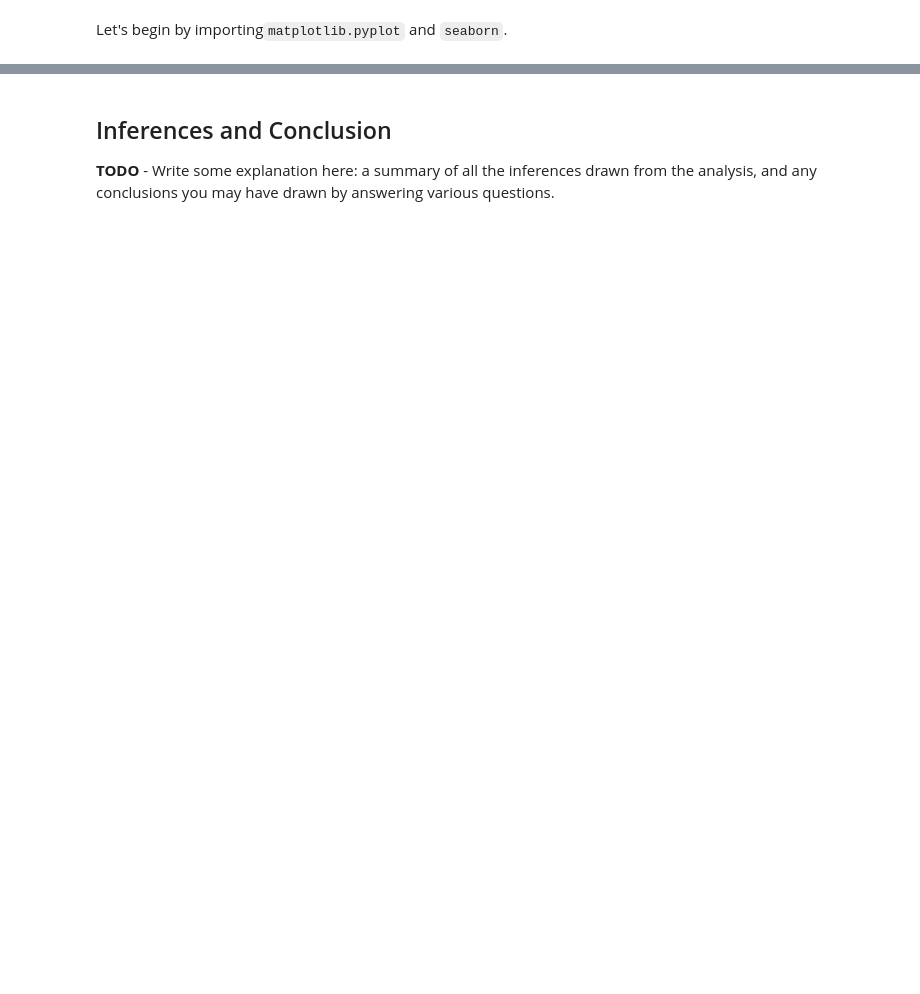
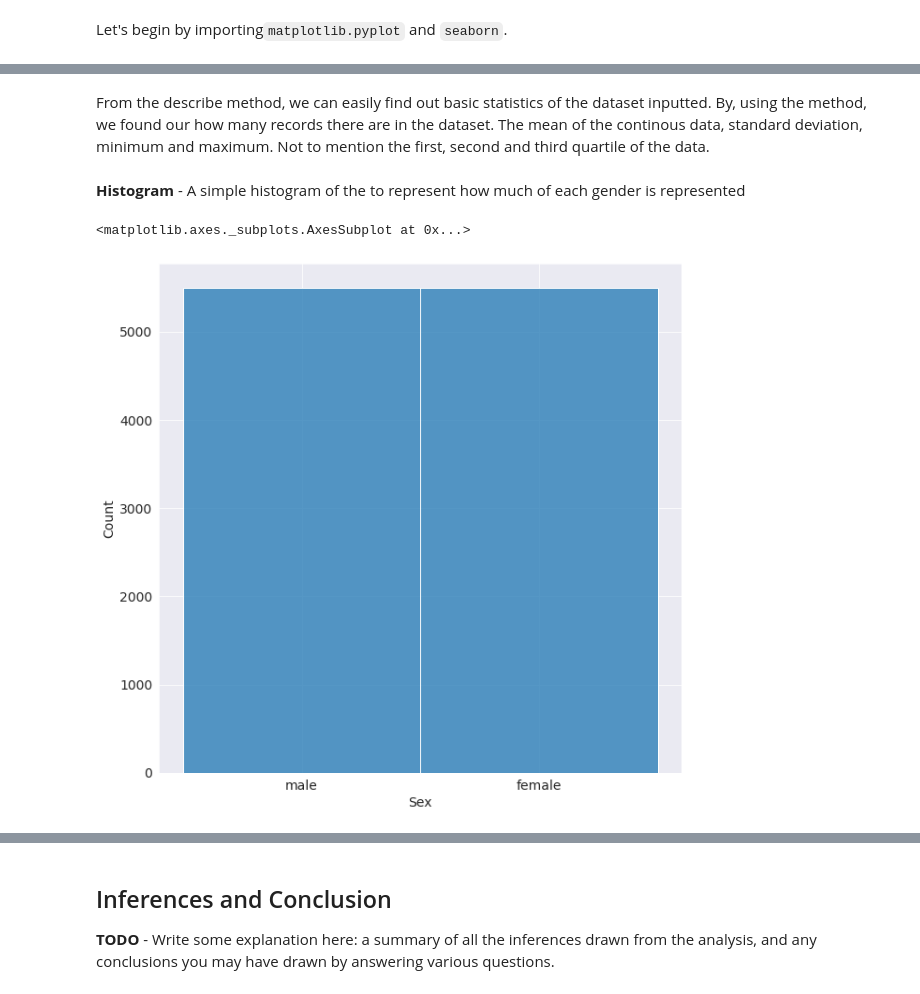
Before and after one commit to Terence172/FirstR, a Jupyter notebook: Pixelated_Assignment_Pandas.ipynb, the cells around one changed output, grey strips where cells are left out. Saved outputs shown, nothing was run; the diff lists cells and outputs as text; code cells hidden in the pictures; blank space fills up the shorter version.

```diff
--- a/Pixelated_Assignment_Pandas.ipynb
+++ b/Pixelated_Assignment_Pandas.ipynb
@@ -137,0 +182,3 @@ Next step
+# %%
+df.drop_duplicates(inplace = True)
+df.duplicated().sum()
@@ -137,0 +201,3 @@ Next step
+# %%
+obj_columns = df.select_dtypes(include=np.object).columns.tolist()
+df[obj_columns] = df[obj_columns].astype('string')
@@ -137,0 +218,12 @@ Next step
+# %%
+categoricalData = ['Sex','Age group','State']
+
+for x in categoricalData:
+  # Making the categorical data lowercase
+  df[x] = df[x].str.lower()
+# %%
+for x in categoricalData:
+  #remove white space at both ends:
+  df[x] = df[x].str.strip()
+
+df.head()
@@ -191,0 +265,12 @@ TODO - write some explanation here.
+# %% [markdown]
+From the describe method, we can easily find out basic statistics of the dataset inputted. By, using the method, we found our how many records there are in the dataset. The mean of the continous data, standard deviation, minimum and maximum. Not to mention the first, second and third quartile of the data.
+# %% [markdown]
+**Histogram** - A simple histogram of the to represent how much of each gender is represented
+# %%
+#Setting the figure dimensions
+fig, ax = plt.subplots(figsize=(10, 10))
+
+sns.histplot(data=df, x="Sex")
+# %% [output]
+<matplotlib.axes._subplots.AxesSubplot at 0x...>
+[figure, added]
```
Also changed, not shown: parts of 99 cells of this notebook.
